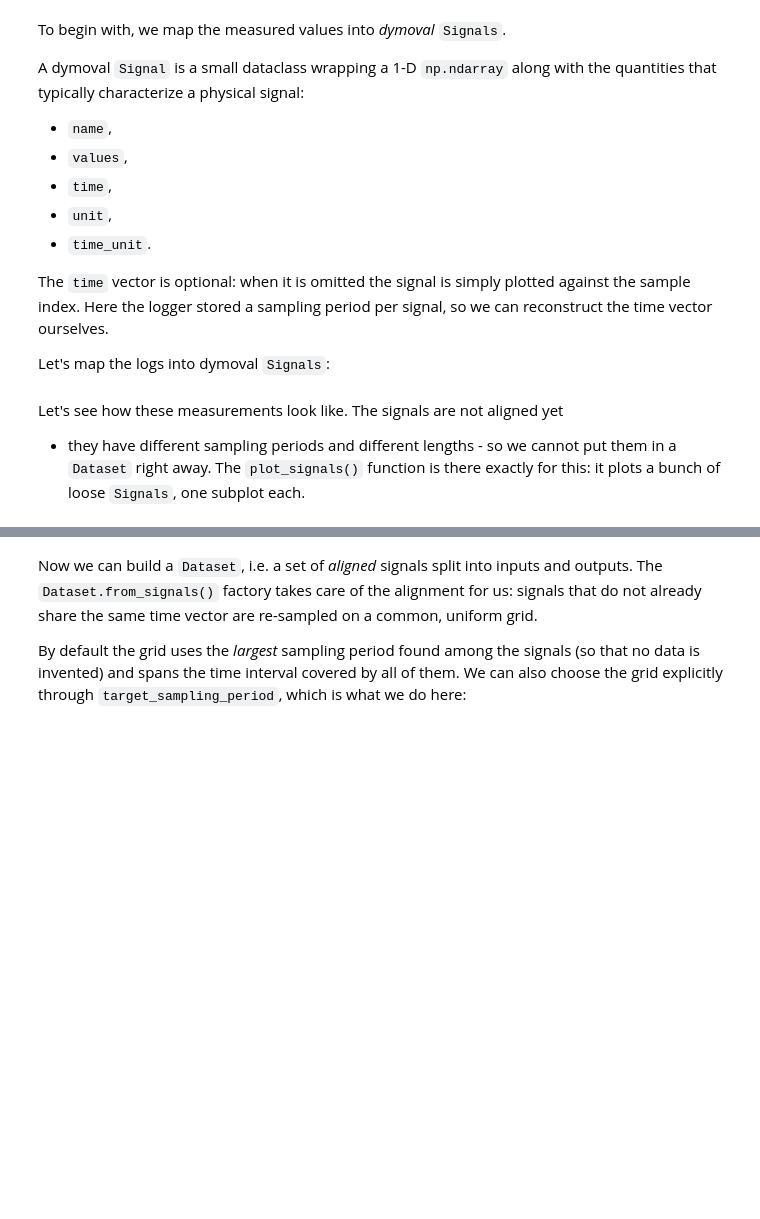
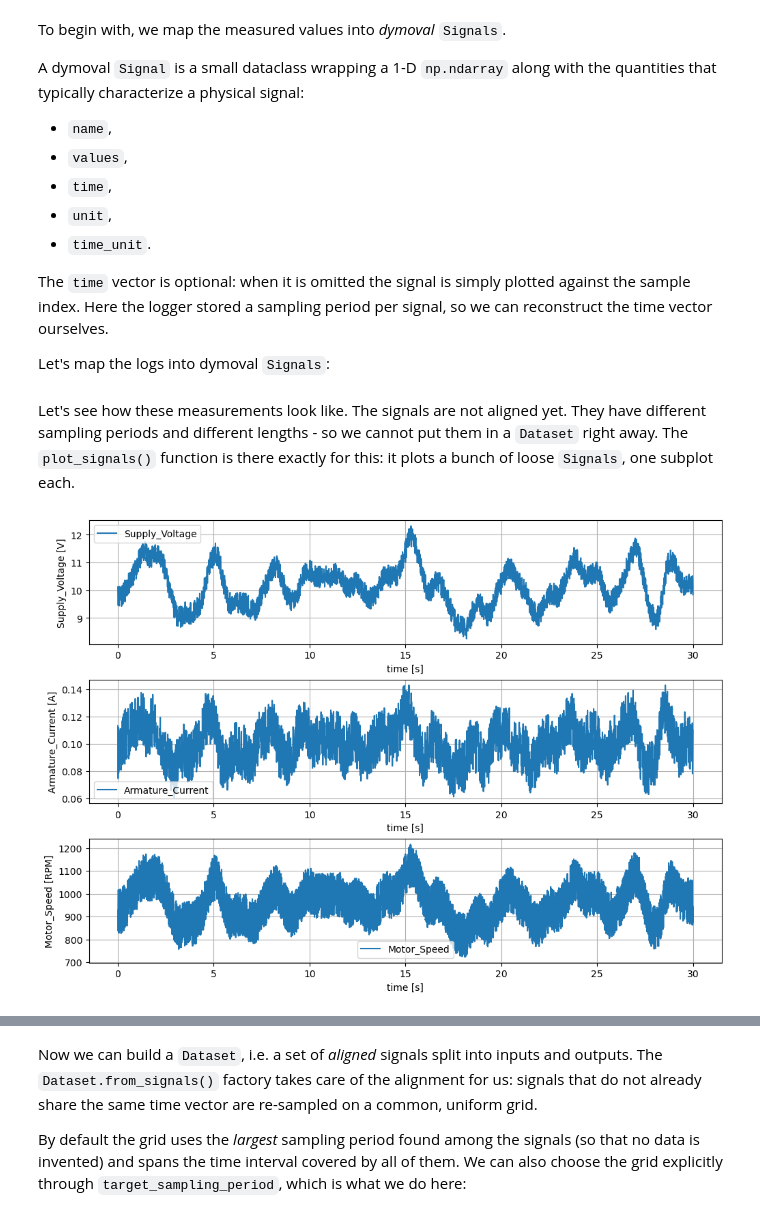
Before and after one commit to ubaldot/dymoval, a Jupyter notebook: src/dymoval_tutorial/dymoval_tutorial.ipynb, the cells around one changed output, grey strips where cells are left out. Cells and saved outputs as stored; diff of their text form; code cells hidden in the pictures; blank space fills up the shorter version.

```diff
--- a/src/dymoval_tutorial/dymoval_tutorial.ipynb
+++ b/src/dymoval_tutorial/dymoval_tutorial.ipynb
@@ -108,10 +92,10 @@ for val in [V, Ia, motor_speed]:
 
 logs.close()
 # %% [markdown]
-Let's see how these measurements look like. The signals are not aligned yet
-- they have different sampling periods and different lengths - so we cannot
+Let's see how these measurements look like. The signals are not aligned yet. They have different sampling periods and different lengths - so we cannot
 put them in a `Dataset` right away. The `plot_signals()` function is there
 exactly for this: it plots a bunch of loose `Signals`, one subplot each.
 # %%
 fig = dmv.plot_signals(*signal_list, with_scope=False)
-display(fig)
+# %% [output]
+[figure, added]
```
Also changed, not shown: parts of 29 cells of this notebook.
